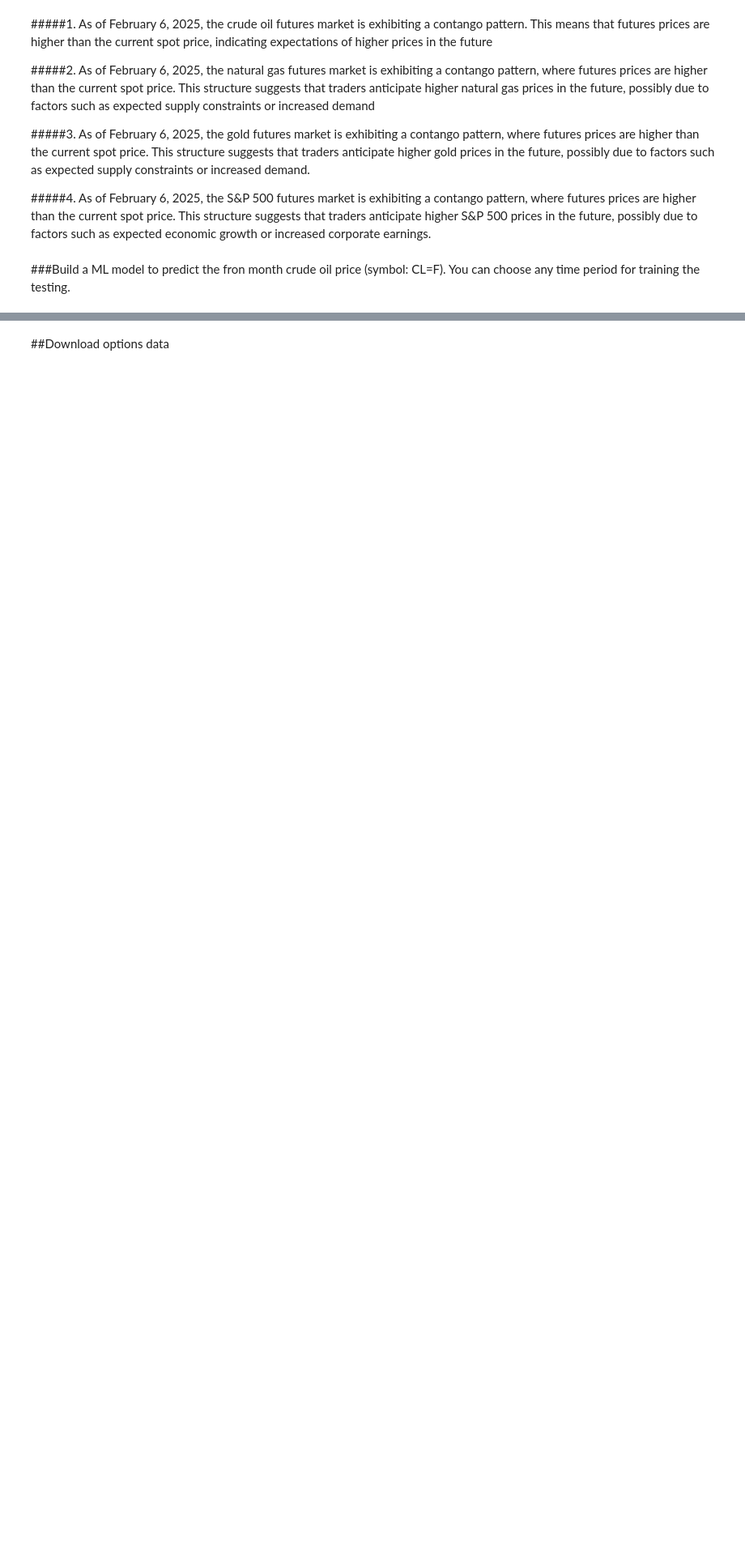
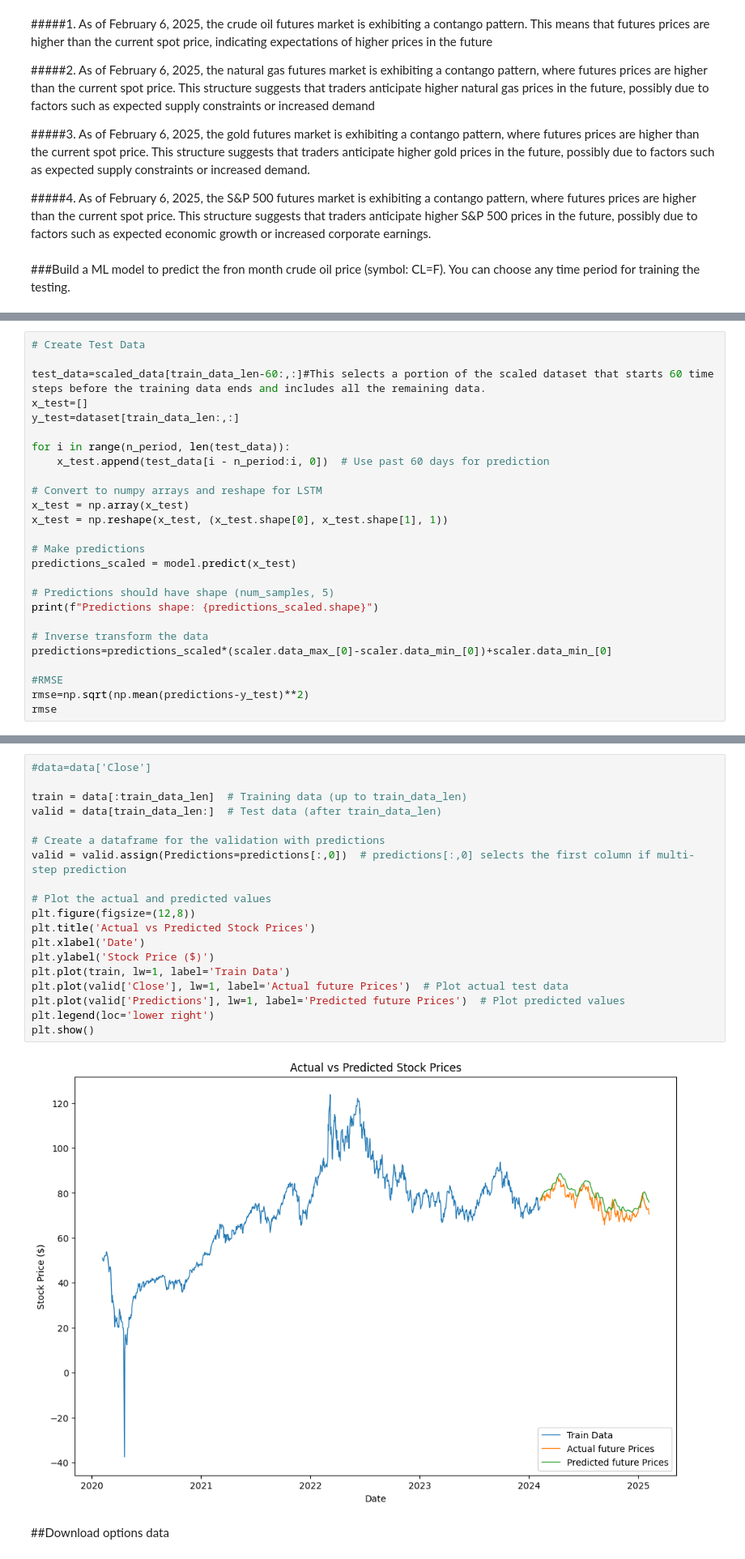
Before and after one commit to loisll/MMAI831, a Jupyter notebook: Assignment5_Finance.ipynb, the cells around one changed output, grey strips where cells are left out. Shown: that part at 81% size. Saved outputs shown, nothing was run; the diff lists cells and outputs as text; blank space fills up the shorter version.

```diff
--- a/Assignment5_Finance.ipynb
+++ b/Assignment5_Finance.ipynb
@@ -214,0 +157,26 @@ R-Squared (R2): 0.59
+# %%
+# Create Test Data
+
+test_data=scaled_data[train_data_len-60:,:]#This selects a portion of the scaled dataset that starts 60 time steps before the training data ends and includes all the remaining data.
+x_test=[]
+y_test=dataset[train_data_len:,:]
+
+for i in range(n_period, len(test_data)):
+    x_test.append(test_data[i - n_period:i, 0])  # Use past 60 days for prediction
+
+# Convert to numpy arrays and reshape for LSTM
+x_test = np.array(x_test)
+x_test = np.reshape(x_test, (x_test.shape[0], x_test.shape[1], 1))
+
+# Make predictions
+predictions_scaled = model.predict(x_test)
+
+# Predictions should have shape (num_samples, 5)
+print(f"Predictions shape: {predictions_scaled.shape}")
+
+# Inverse transform the data
+predictions=predictions_scaled*(scaler.data_max_[0]-scaler.data_min_[0])+scaler.data_min_[0]
+
+#RMSE
+rmse=np.sqrt(np.mean(predictions-y_test)**2)
+rmse
@@ -215,3 +187,24 @@ R-Squared (R2): 0.59
+# %%
+#data=data['Close']
+
+train = data[:train_data_len]  # Training data (up to train_data_len)
+valid = data[train_data_len:]  # Test data (after train_data_len)
+
+# Create a dataframe for the validation with predictions
+valid = valid.assign(Predictions=predictions[:,0])  # predictions[:,0] selects the first column if multi-step prediction
+
+# Plot the actual and predicted values
+plt.figure(figsize=(12,8))
+plt.title('Actual vs Predicted Stock Prices')
+plt.xlabel('Date')
+plt.ylabel('Stock Price ($)')
+plt.plot(train, lw=1, label='Train Data')
+plt.plot(valid['Close'], lw=1, label='Actual future Prices')  # Plot actual test data
+plt.plot(valid['Predictions'], lw=1, label='Predicted future Prices')  # Plot predicted values
+plt.legend(loc='lower right')
+plt.show()
+# %% [output]
+[figure, added]
 # %% [markdown]
 ##Download options data
 # %% [markdown]
```
Also changed, not shown: parts of 3 cells of this notebook.
